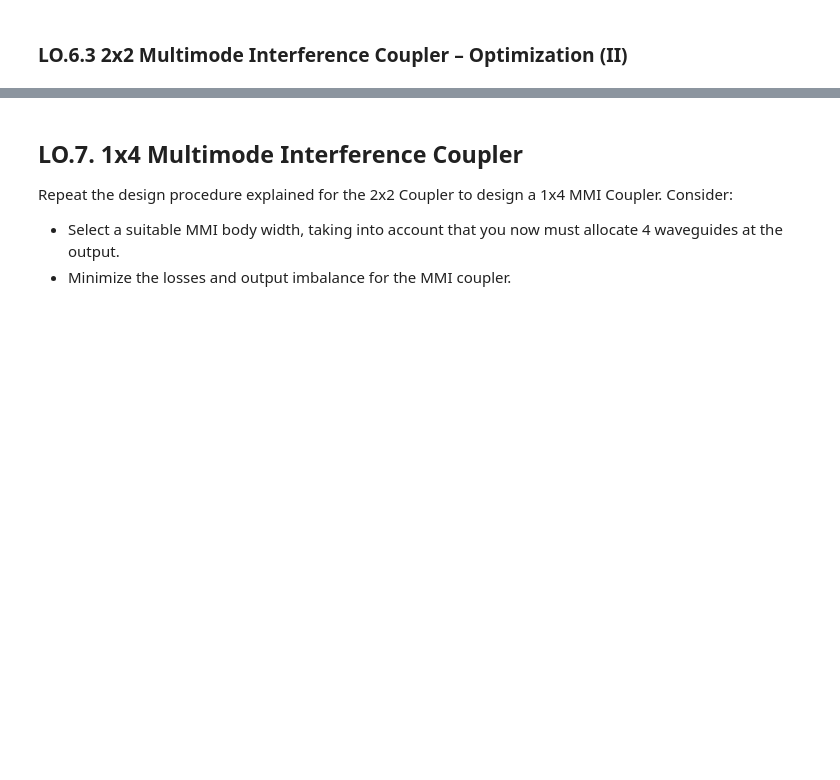
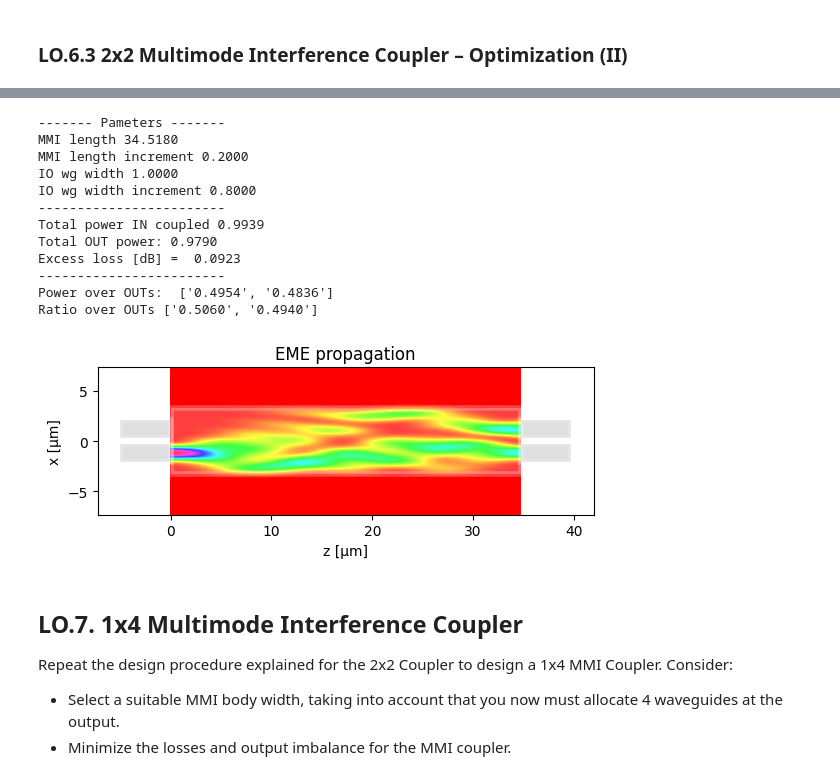
Before and after one commit to lorenagimeno/cifoin-lab2, a Jupyter notebook: COUPLERS_Student.ipynb, the cells around one changed output, grey strips where cells are left out. Cells and saved outputs as stored; diff of their text form; code cells hidden in the pictures; blank space fills up the shorter version.

```diff
--- a/COUPLERS_Student.ipynb
+++ b/COUPLERS_Student.ipynb
@@ -427,20 +748,35 @@ print("L_pi = ", L_pi, " µm")
 # %%
 # 3) Configure MMI
 # # MMI I/O number (check class slides for type of MMI)
 m.n_IN = 2 # STUDENT
 m.n_OUT = 2 # STUDENT
 
 dy = 0.1
 # MMI I/O waveguide positions (check class slides for type of MMI)
 m.IN_WVG_positions = mmi_Width*np.array([-1/6,1/6]) + np.array([-dy,dy]) # STUDENT
 m.OUT_WVG_positions = mmi_Width*np.array([-1/6,1/6]) + np.array([-dy,dy])  # STUDENT
 
 # MMI length (check class slides for type of MMI)
 m.L_MMI = (1/2)*L_pi  # STUDENT
-m.dL_MMI = -0.5 # STUDENT
+m.dL_MMI = 0.2 # STUDENT
+
 
 # Run propagation
 m.propagation()
+# %% [output]
+------- Pameters -------
+MMI length 34.5180
+MMI length increment 0.2000
+IO wg width 1.0000
+IO wg width increment 0.8000
+------------------------
+Total power IN coupled 0.9939
+Total OUT power: 0.9790
+Excess loss [dB] =  0.0923
+------------------------
+Power over OUTs:  ['0.4954', '0.4836']
+Ratio over OUTs ['0.5060', '0.4940']
+[figure, added]
 # %% [markdown]
 ## LO.7. 1x4 Multimode Interference Coupler
 
```
Also changed, not shown: parts of 27 cells of this notebook.
